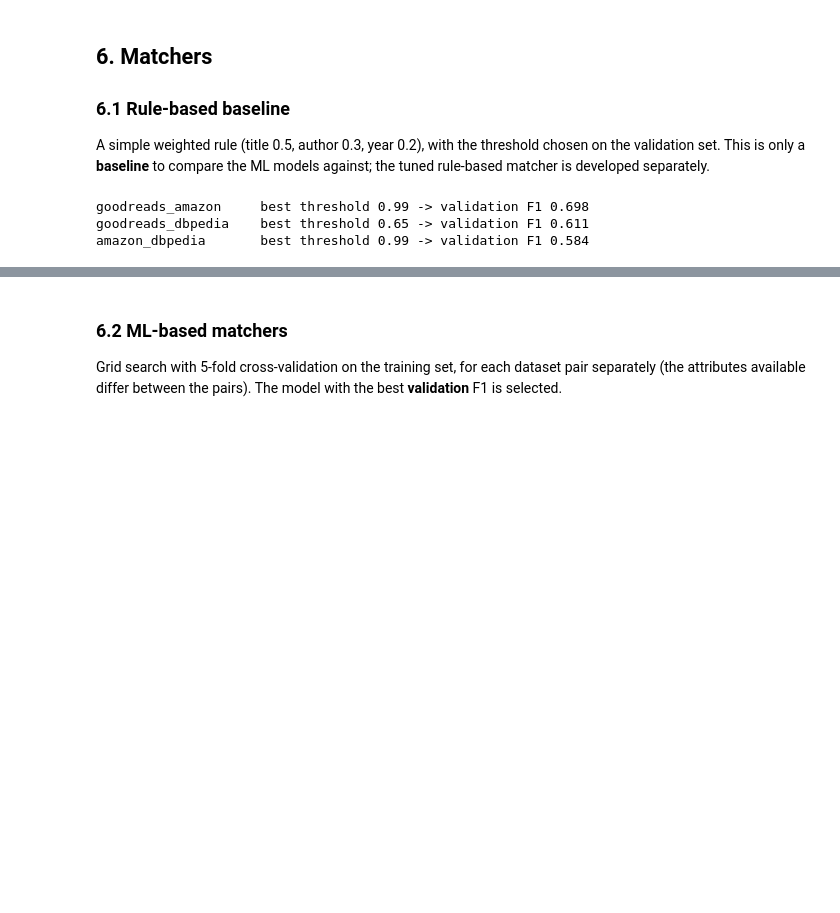
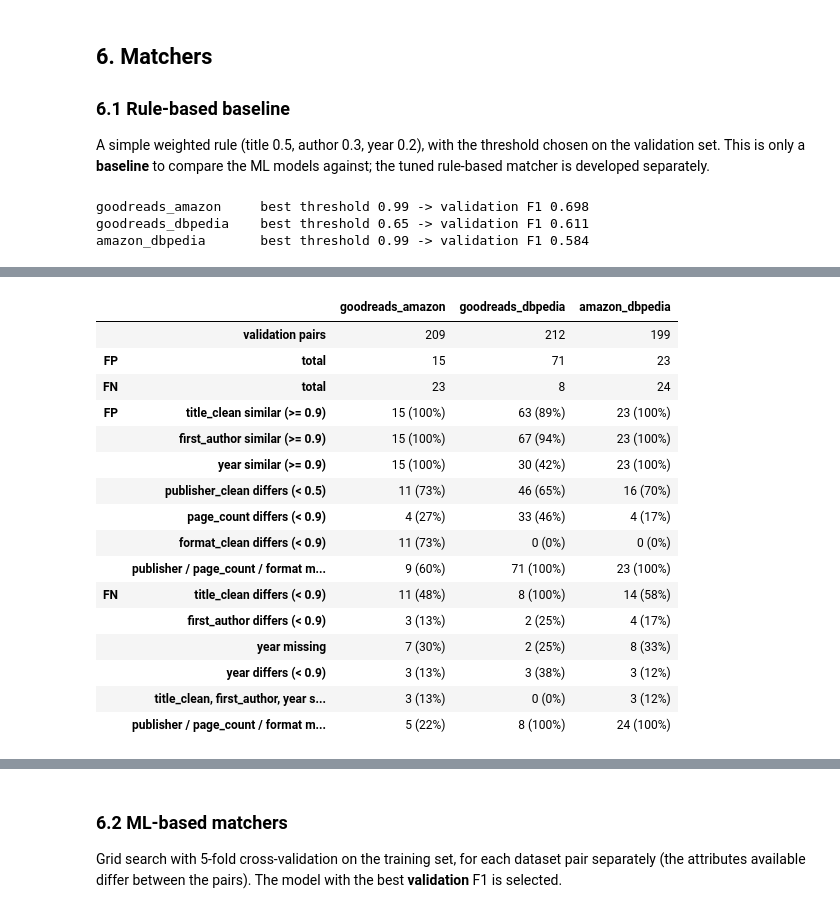
Before and after one commit to Web-Data-Integration-Team/Books-Data-Integration, a Jupyter notebook: identity_resolution.ipynb, the cells around one changed output, grey strips where cells are left out. Drawn from its saved outputs; the diff is of its cells as text; code cells hidden in the pictures; blank space fills up the shorter version.

```diff
--- a/identity_resolution.ipynb
+++ b/identity_resolution.ipynb
@@ -320,0 +428,82 @@ amazon_dbpedia       best threshold 0.99 -> validation F1 0.584
+# %%
+import numpy as np
+
+
+def fcol(prefix):
+    return next(c for c in FEATURE_COLUMNS if c.startswith(prefix))
+
+
+TITLE = fcol("StringComparator(title_clean, jaro_winkler")
+AUTHOR = fcol("StringComparator(first_author, jaro_winkler")
+YEAR = fcol("NumericComparator(year")
+PUB = fcol("StringComparator(publisher_clean")
+PAGES = fcol("NumericComparator(page_count")
+FMT = fcol("StringComparator(format_clean")
+
+
+def edition_missing(r):
+    return min(r["BothPresent(publisher)"], r["BothPresent(page_count)"], r["BothPresent(format)"]) == 0
+
+
+FP_FACTORS = {
+    "title_clean similar (>= 0.9)": lambda r: r[TITLE] >= 0.9,
+    "first_author similar (>= 0.9)": lambda r: r[AUTHOR] >= 0.9,
+    "year similar (>= 0.9)": lambda r: r["BothPresent(year)"] == 1 and r[YEAR] >= 0.9,
+    "publisher_clean differs (< 0.5)": lambda r: r["BothPresent(publisher)"] == 1 and r[PUB] < 0.5,
+    "page_count differs (< 0.9)": lambda r: r["BothPresent(page_count)"] == 1 and r[PAGES] < 0.9,
+    "format_clean differs (< 0.9)": lambda r: r["BothPresent(format)"] == 1 and r[FMT] < 0.9,
+    "publisher / page_count / format missing": edition_missing,
+}
+FN_FACTORS = {
+    "title_clean differs (< 0.9)": lambda r: r[TITLE] < 0.9,
+    "first_author differs (< 0.9)": lambda r: r[AUTHOR] < 0.9,
+    "year missing": lambda r: r["BothPresent(year)"] == 0,
+    "year differs (< 0.9)": lambda r: r["BothPresent(year)"] == 1 and r[YEAR] < 0.9,
+    "title_clean, first_author, year similar, below threshold":
+        lambda r: r[TITLE] >= 0.9 and r[AUTHOR] >= 0.9 and r["BothPresent(year)"] == 1 and r[YEAR] >= 0.9,
+    "publisher / page_count / format missing": edition_missing,
+}
+
+table = {}
+for p in features:
+    va = features[p]["validation"].copy()
+    pred = baseline_score(va) >= baseline[p]
+    fp, fn = va[pred & ~va.label], va[~pred & va.label]
+    col = {("", "validation pairs"): len(va), ("FP", "total"): len(fp), ("FN", "total"): len(fn)}
+    for name, f in FP_FACTORS.items():
+        col[("FP", name)] = sum(f(r) for _, r in fp.iterrows())
+    for name, f in FN_FACTORS.items():
+        col[("FN", name)] = sum(f(r) for _, r in fn.iterrows())
+    table[p] = col
+
+factors = pd.DataFrame(table)
+
+
+def with_pct(col):
+    out = col.astype(object)
+    for (group, name), n in col.items():
+        if group in ("FP", "FN") and name != "total":
+            total = col[(group, "total")]
+            out[(group, name)] = f"{int(n)} ({n / total:.0%})" if total else "0"
+    return out
+
+
+display(factors.apply(with_pct))
+# %% [output]
+|  |  | goodreads_amazon | goodreads_dbpedia | amazon_dbpedia |
+|  | validation pairs | 209 | 212 | 199 |
+| FP | total | 15 | 71 | 23 |
+| FN | total | 23 | 8 | 24 |
+| FP | title_clean similar (>= 0.9) | 15 (100%) | 63 (89%) | 23 (100%) |
+|  | first_author similar (>= 0.9) | 15 (100%) | 67 (94%) | 23 (100%) |
+|  | year similar (>= 0.9) | 15 (100%) | 30 (42%) | 23 (100%) |
+|  | publisher_clean differs (< 0.5) | 11 (73%) | 46 (65%) | 16 (70%) |
+|  | page_count differs (< 0.9) | 4 (27%) | 33 (46%) | 4 (17%) |
+|  | format_clean differs (< 0.9) | 11 (73%) | 0 (0%) | 0 (0%) |
+|  | publisher / page_count / format m... | 9 (60%) | 71 (100%) | 23 (100%) |
+| FN | title_clean differs (< 0.9) | 11 (48%) | 8 (100%) | 14 (58%) |
+|  | first_author differs (< 0.9) | 3 (13%) | 2 (25%) | 4 (17%) |
+|  | year missing | 7 (30%) | 2 (25%) | 8 (33%) |
+|  | year differs (< 0.9) | 3 (13%) | 3 (38%) | 3 (12%) |
+|  | title_clean, first_author, year s... | 3 (13%) | 0 (0%) | 3 (12%) |
+|  | publisher / page_count / format m... | 5 (22%) | 8 (100%) | 24 (100%) |
```
Also changed, not shown: parts of 18 cells of this notebook.
